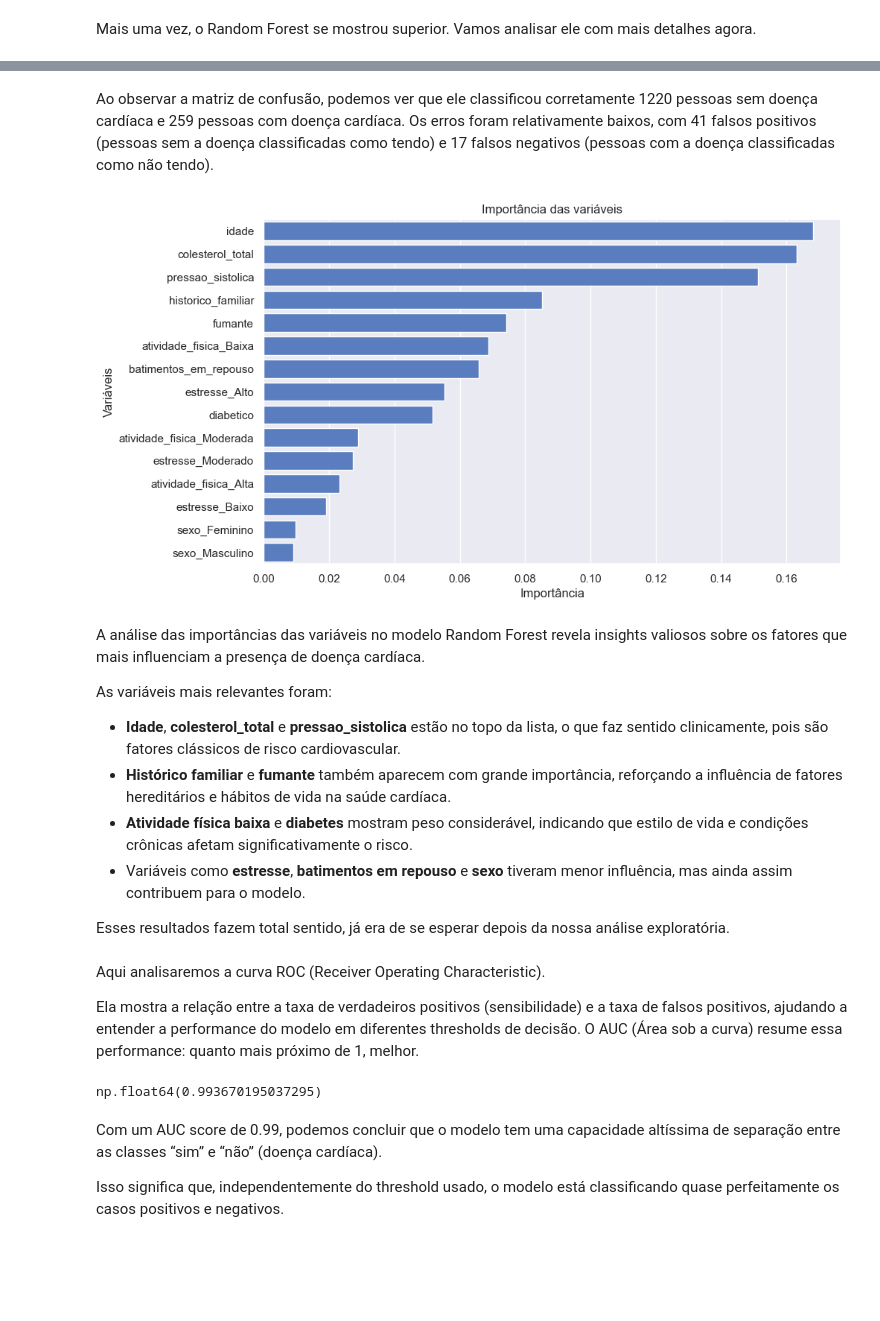
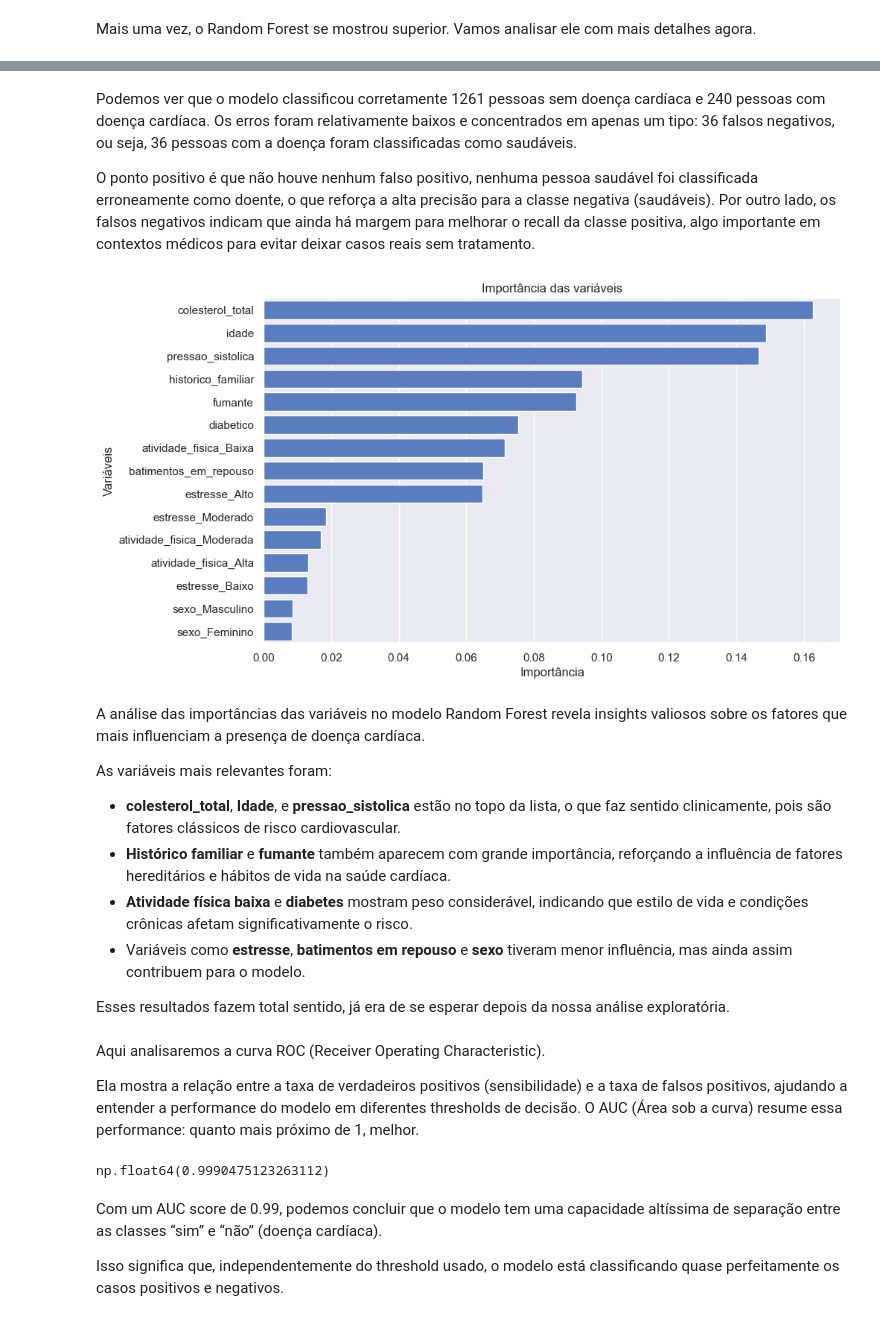
Before and after one commit to giovani-bruno/prever_doenca_cardiaca, a Jupyter notebook: heart_disease.ipynb, the cells around one changed output, grey strips where cells are left out. Drawn from its saved outputs; the diff is of its cells as text; code cells hidden in the pictures; blank space fills up the shorter version.

```diff
--- a/heart_disease.ipynb
+++ b/heart_disease.ipynb
@@ -463,3 +432,8 @@ O objetivo é comparar o desempenho desses modelos na predição da variável al
 4. **Armazenamento dos resultados**: Os resultados de cada modelo são salvos em um dicionário para facilitar comparações posteriores.
 
 Ao final, teremos uma visão clara de qual modelo se sai melhor na tarefa de classificação da presença de doença cardíaca.
+# %%
+encoded_test = encoder.transform(X_test[categoricas])
+df_encoded_test = pd.DataFrame(encoded_test, columns=colunas)
+X_test_final = pd.concat([X_test.drop(columns=categoricas).reset_index(drop=True), df_encoded_test], axis=1)
+X_test_final.head()
@@ -465,0 +453,7 @@ Ao final, teremos uma visão clara de qual modelo se sai melhor na tarefa de cla
+# %%
+scaler = StandardScaler()
+
+colunas_numericas = ['idade', 'pressao_sistolica', 'colesterol_total', 'batimentos_em_repouso']
+
+X_train_final[colunas_numericas] = scaler.fit_transform(X_train_final[colunas_numericas])
+X_train_final.head()
@@ -465,0 +467,3 @@ Ao final, teremos uma visão clara de qual modelo se sai melhor na tarefa de cla
+# %%
+X_test_final[colunas_numericas] = scaler.transform(X_test_final[colunas_numericas])
+X_test_final.head()
@@ -471,8 +482,8 @@ modelos = {'regressao_logistica': LogisticRegression(),
 resultados = defaultdict(list)
 
 for nome_modelo, modelo in modelos.items():
-    modelo.fit(X_train_resampled, y_train_resampled)
-    pred = modelo.predict(X_test)
+    modelo.fit(X_train_final, y_train)
+    pred = modelo.predict(X_test_final)
     accuracy = accuracy_score(y_test, pred)
     confusion_m = confusion_matrix(y_test, pred)
     classification_r = classification_report(y_test, pred)
@@ -599,22 +610,24 @@ plt.show()
 # %% [markdown]
-Ao observar a matriz de confusão, podemos ver que ele classificou corretamente 1220 pessoas sem doença cardíaca e 259 pessoas com doença cardíaca. Os erros foram relativamente baixos, com 41 falsos positivos (pessoas sem a doença classificadas como tendo) e 17 falsos negativos (pessoas com a doença classificadas como não tendo).
+Podemos ver que o modelo classificou corretamente 1261 pessoas sem doença cardíaca e 240 pessoas com doença cardíaca. Os erros foram relativamente baixos e concentrados em apenas um tipo: 36 falsos negativos, ou seja, 36 pessoas com a doença foram classificadas como saudáveis.
+
+O ponto positivo é que não houve nenhum falso positivo, nenhuma pessoa saudável foi classificada erroneamente como doente, o que reforça a alta precisão para a classe negativa (saudáveis). Por outro lado, os falsos negativos indicam que ainda há margem para melhorar o recall da classe positiva, algo importante em contextos médicos para evitar deixar casos reais sem tratamento.
 # %%
-features = pd.Series(rf.feature_importances_, index=X.columns)
+features = pd.Series(rf.feature_importances_, index=X_train_final.columns)
 features.sort_values(ascending=False, inplace=True)
 plt.figure(figsize=(10, 6))
 sns.barplot(y=features.index, x=features.values)
 plt.title("Importância das variáveis")
 plt.xlabel("Importância")
 plt.ylabel("Variáveis")
 plt.show()
 # %% [output]
-[figure, old version]
+[figure, new version]
 # %% [markdown]
 A análise das importâncias das variáveis no modelo Random Forest revela insights valiosos sobre os fatores que mais influenciam a presença de doença cardíaca.
 
 As variáveis mais relevantes foram:
 
-- **Idade**, **colesterol_total** e **pressao_sistolica** estão no topo da lista, o que faz sentido clinicamente, pois são fatores clássicos de risco cardiovascular.
+- **colesterol_total**, **Idade**, e **pressao_sistolica** estão no topo da lista, o que faz sentido clinicamente, pois são fatores clássicos de risco cardiovascular.
 - **Histórico familiar** e **fumante** também aparecem com grande importância, reforçando a influência de fatores hereditários e hábitos de vida na saúde cardíaca.
 - **Atividade física baixa** e **diabetes** mostram peso considerável, indicando que estilo de vida e condições crônicas afetam significativamente o risco.
 - Variáveis como **estresse**, **batimentos em repouso** e **sexo** tiveram menor influência, mas ainda assim contribuem para o modelo.
@@ -625,12 +638,12 @@ Aqui analisaremos a curva ROC (Receiver Operating Characteristic).
 
 Ela mostra a relação entre a taxa de verdadeiros positivos (sensibilidade) e a taxa de falsos positivos, ajudando a entender a performance do modelo em diferentes thresholds de decisão. O AUC (Área sob a curva) resume essa performance: quanto mais próximo de 1, melhor.
 # %%
-y_prob = rf.predict_proba(X_test)[:, 1]
+y_prob = rf.predict_proba(X_test_final)[:, 1]
 
 auc_score = roc_auc_score(y_test, y_prob)
 auc_score
 # %% [output]
-np.float64(0.993670195037295)
+np.float64(0.9990475123263112)
 # %% [markdown]
 Com um AUC score de 0.99, podemos concluir que o modelo tem uma capacidade altíssima de separação entre as classes “sim” e “não” (doença cardíaca).
 
```
Also changed, not shown: parts of 22 cells of this notebook, 2 other files.
